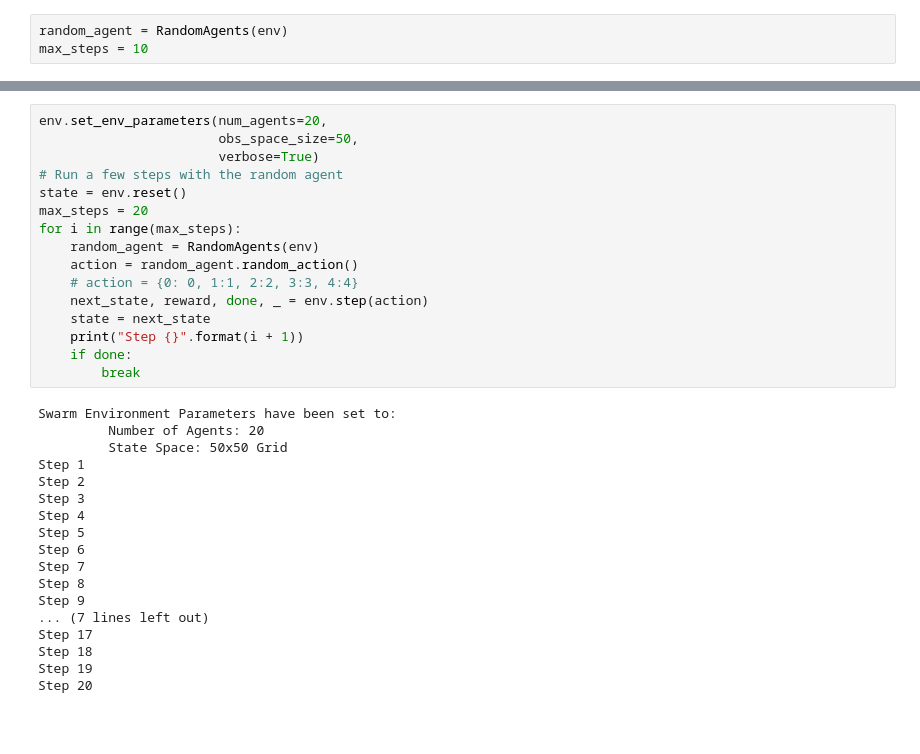
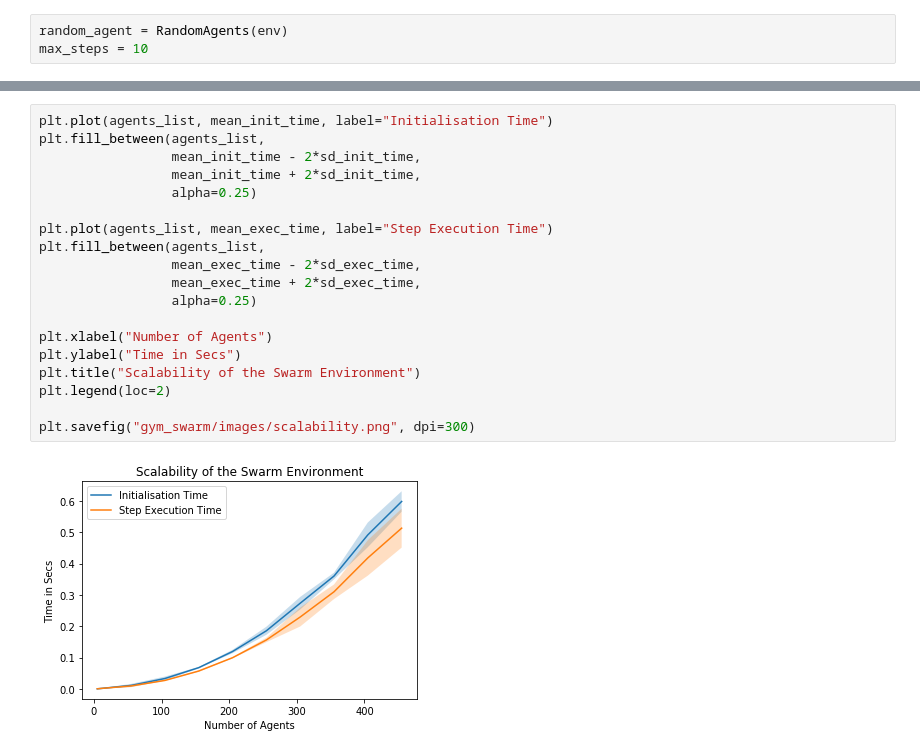
Before and after one commit to RobertTLange/gym-swarm, a Jupyter notebook: tryout_swarm_env.ipynb, the cells around one changed output, grey strips where cells are left out. Cells and saved outputs as stored; diff of their text form; blank space fills up the shorter version.

Commit message:
Log 29/02/19 - Scalability and Readme

```diff
--- a/tryout_swarm_env.ipynb
+++ b/tryout_swarm_env.ipynb
@@ -157,34 +134,21 @@ plt.plot(agent_lists, exec_time)
-# %%
-env.set_env_parameters(num_agents=20,
-                       obs_space_size=50,
-                       verbose=True)
-# Run a few steps with the random agent
-state = env.reset()
-max_steps = 20
-for i in range(max_steps):
-    random_agent = RandomAgents(env)
-    action = random_agent.random_action()
-    # action = {0: 0, 1:1, 2:2, 3:3, 4:4}
-    next_state, reward, done, _ = env.step(action)
-    state = next_state
-    print("Step {}".format(i + 1))
-    if done:
-        break
-# %% [output]
-Swarm Environment Parameters have been set to:
-         Number of Agents: 20
-         State Space: 50x50 Grid
-Step 1
-Step 2
-Step 3
-Step 4
-Step 5
-Step 6
-Step 7
-Step 8
-Step 9
-... (7 lines left out)
-Step 17
-Step 18
-Step 19
-Step 20
+# %%
+plt.plot(agents_list, mean_init_time, label="Initialisation Time")
+plt.fill_between(agents_list,
+                 mean_init_time - 2*sd_init_time,
+                 mean_init_time + 2*sd_init_time,
+                 alpha=0.25)
+
+plt.plot(agents_list, mean_exec_time, label="Step Execution Time")
+plt.fill_between(agents_list,
+                 mean_exec_time - 2*sd_exec_time,
+                 mean_exec_time + 2*sd_exec_time,
+                 alpha=0.25)
+
+plt.xlabel("Number of Agents")
+plt.ylabel("Time in Secs")
+plt.title("Scalability of the Swarm Environment")
+plt.legend(loc=2)
+
+plt.savefig("gym_swarm/images/scalability.png", dpi=300)
+# %% [output]
+[figure, added]
```
Also changed, not shown: parts of 14 cells of this notebook, 4 other files.
